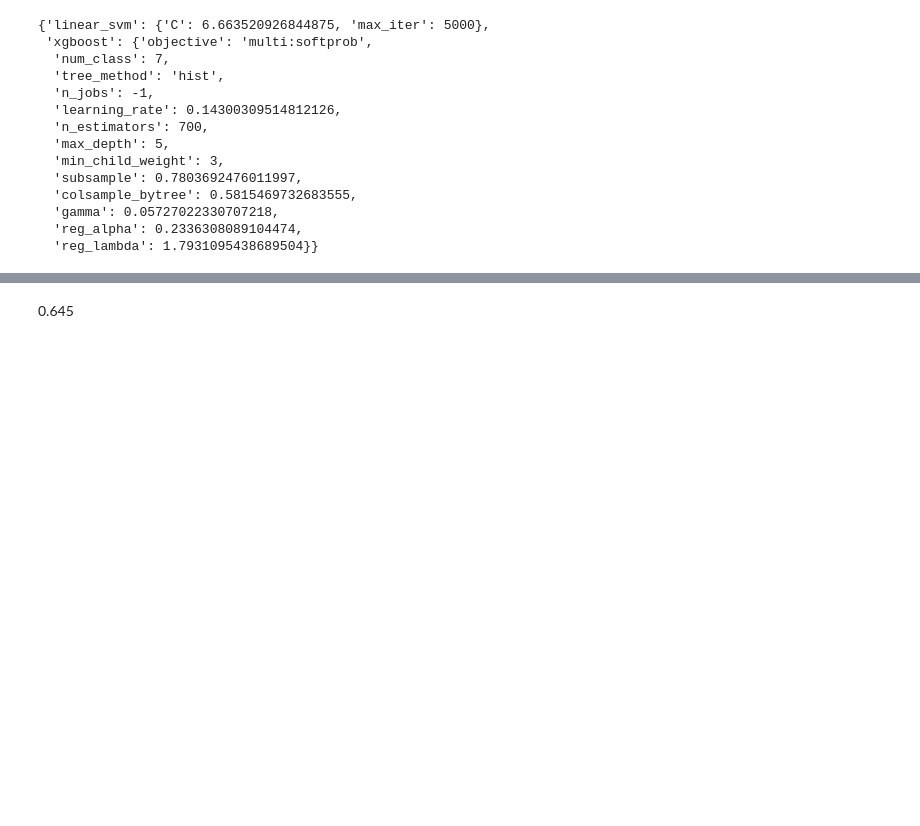
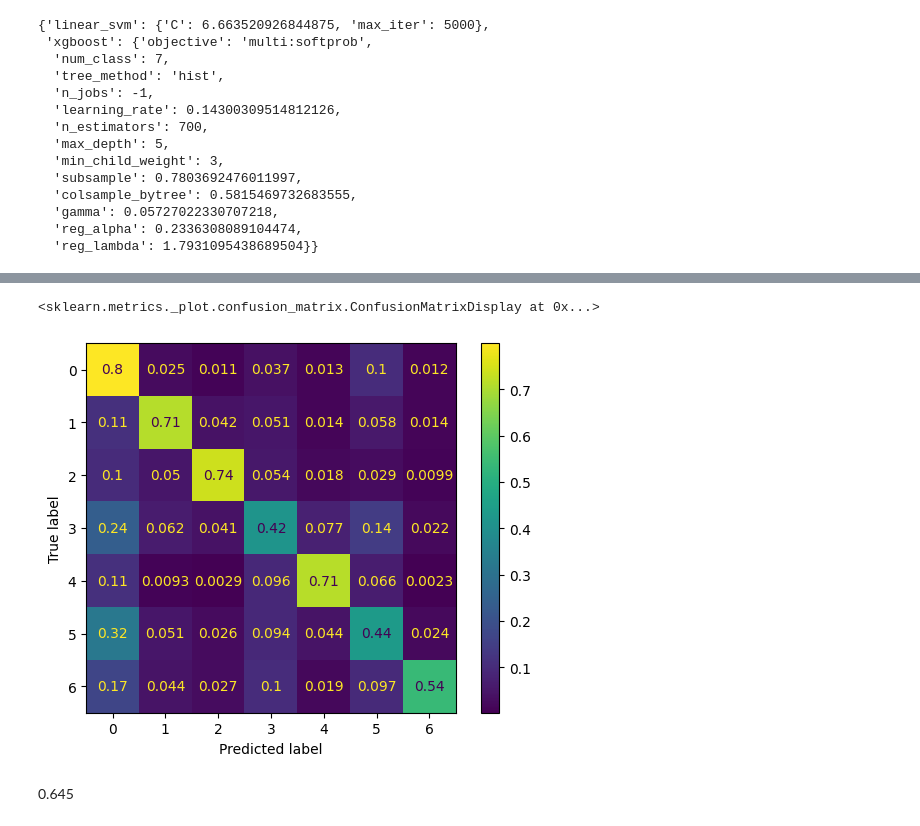
Before and after one commit to g-orlandi/NewsClassifier, a Jupyter notebook: notebooks/v2/03_first_test.ipynb, the cells around one changed output, grey strips where cells are left out. Drawn from its saved outputs; the diff is of its cells as text; code cells hidden in the pictures; blank space fills up the shorter version.

```diff
--- a/notebooks/v2/03_first_test.ipynb
+++ b/notebooks/v2/03_first_test.ipynb
@@ -55,4 +55,4 @@ hyperparams = {'objective': 'multi:softprob',
   'reg_alpha': 0.2336308089104474,
   'reg_lambda': 1.7931095438689504}
 
-produce_submissions('xgboost', hyperparams, 'submissions_v3.csv')
+res = performance('xgboost', hyperparams)
@@ -61,2 +82,15 @@ Prediction saved in submissions_v3.csv
+# %%
+cm = res['Confusion_matrix']
+cm_norm = cm / cm.sum(axis=1, keepdims=True)
+cm_norm
+from sklearn.metrics import ConfusionMatrixDisplay
+
+disp = ConfusionMatrixDisplay(confusion_matrix=cm_norm,
+                              display_labels=range(0,7))
+
+disp.plot()
+# %% [output]
+<sklearn.metrics._plot.confusion_matrix.ConfusionMatrixDisplay at 0x...>
+[figure, added]
 # %% [markdown]
 0.645
```
Also changed, not shown: parts of 2 cells of this notebook, 5 other files.
